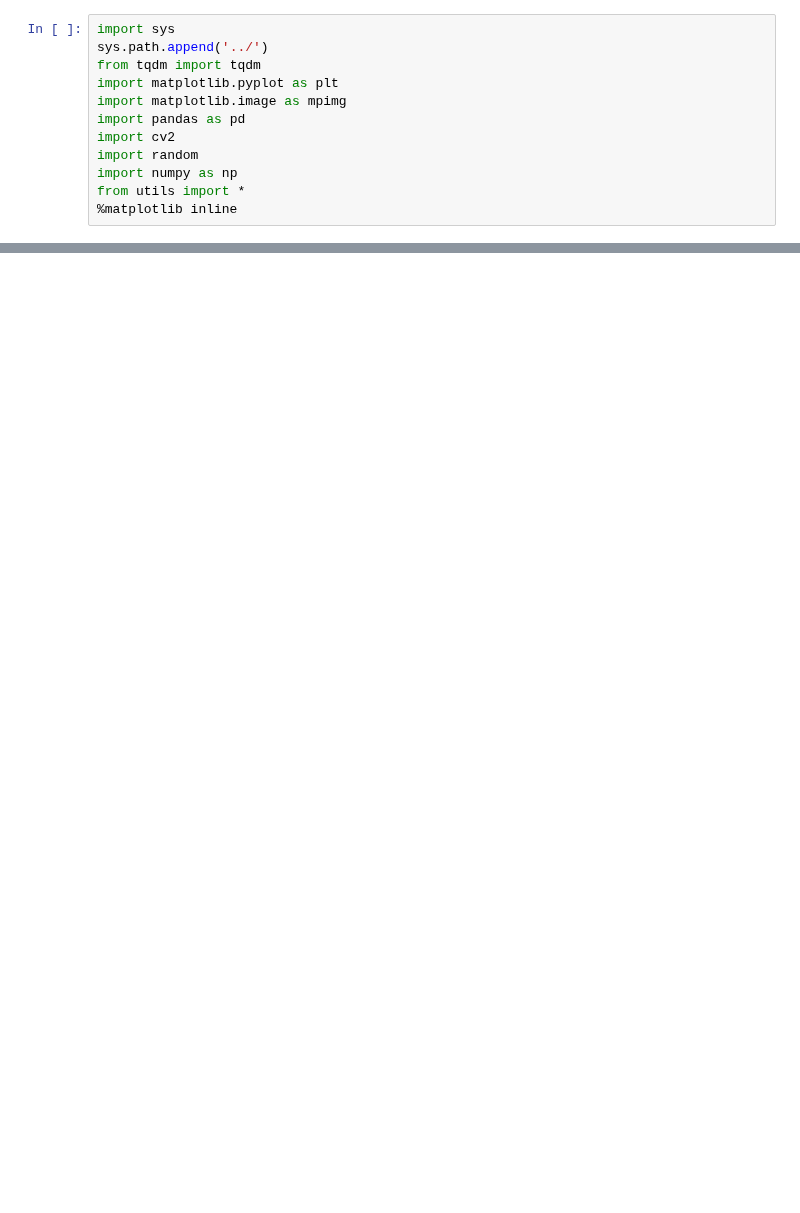
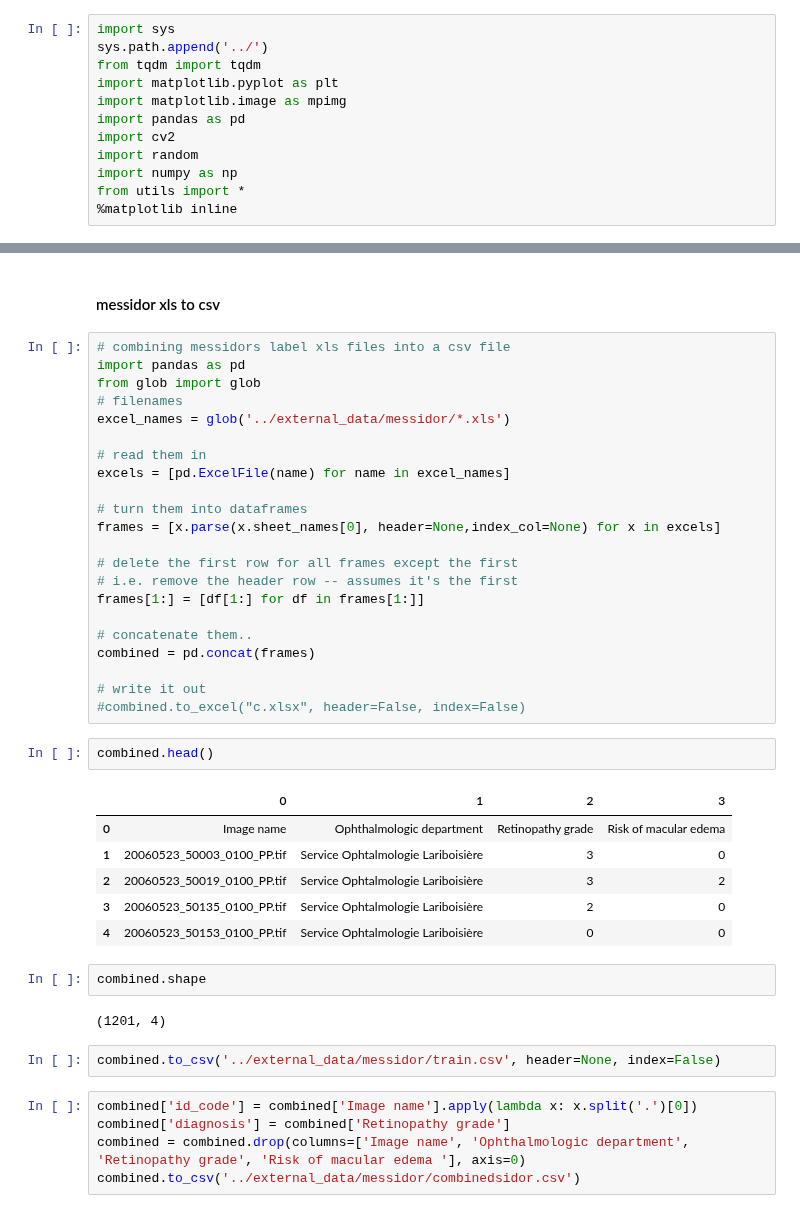
Before and after one commit to pyaf/Image-classification-pytorch, a Jupyter notebook: notebooks/prepare_npy.ipynb, the cells around one changed output, grey strips where cells are left out. Saved outputs shown, nothing was run; the diff lists cells and outputs as text; blank space fills up the shorter version.

```diff
--- a/notebooks/prepare_npy.ipynb
+++ b/notebooks/prepare_npy.ipynb
@@ -90,0 +163,44 @@ dtype('uint8')
+# %% [markdown]
+#### messidor xls to csv
+# %%
+# combining messidors label xls files into a csv file
+import pandas as pd
+from glob import glob
+# filenames
+excel_names = glob('../external_data/messidor/*.xls')
+
+# read them in
+excels = [pd.ExcelFile(name) for name in excel_names]
+
+# turn them into dataframes
+frames = [x.parse(x.sheet_names[0], header=None,index_col=None) for x in excels]
+
+# delete the first row for all frames except the first
+# i.e. remove the header row -- assumes it's the first
+frames[1:] = [df[1:] for df in frames[1:]]
+
+# concatenate them..
+combined = pd.concat(frames)
+
+# write it out
+#combined.to_excel("c.xlsx", header=False, index=False)
+# %%
+combined.head()
+# %% [output]
+|  | 0 | 1 | 2 | 3 |
+| 0 | Image name | Ophthalmologic department | Retinopathy grade | Risk of macular edema |
+| 1 | 20060523_50003_0100_PP.tif | Service Ophtalmologie Lariboisière | 3 | 0 |
+| 2 | 20060523_50019_0100_PP.tif | Service Ophtalmologie Lariboisière | 3 | 2 |
+| 3 | 20060523_50135_0100_PP.tif | Service Ophtalmologie Lariboisière | 2 | 0 |
+| 4 | 20060523_50153_0100_PP.tif | Service Ophtalmologie Lariboisière | 0 | 0 |
+# %%
+combined.shape
+# %% [output]
+(1201, 4)
+# %%
+combined.to_csv('../external_data/messidor/train.csv', header=None, index=False)
+# %%
+combined['id_code'] = combined['Image name'].apply(lambda x: x.split('.')[0])
+combined['diagnosis'] = combined['Retinopathy grade']
+combined = combined.drop(columns=['Image name', 'Ophthalmologic department', 'Retinopathy grade', 'Risk of macular edema '], axis=0)
+combined.to_csv('../external_data/messidor/combinedsidor.csv')
```
Also changed, not shown: parts of 13 cells of this notebook, 10 other files.
